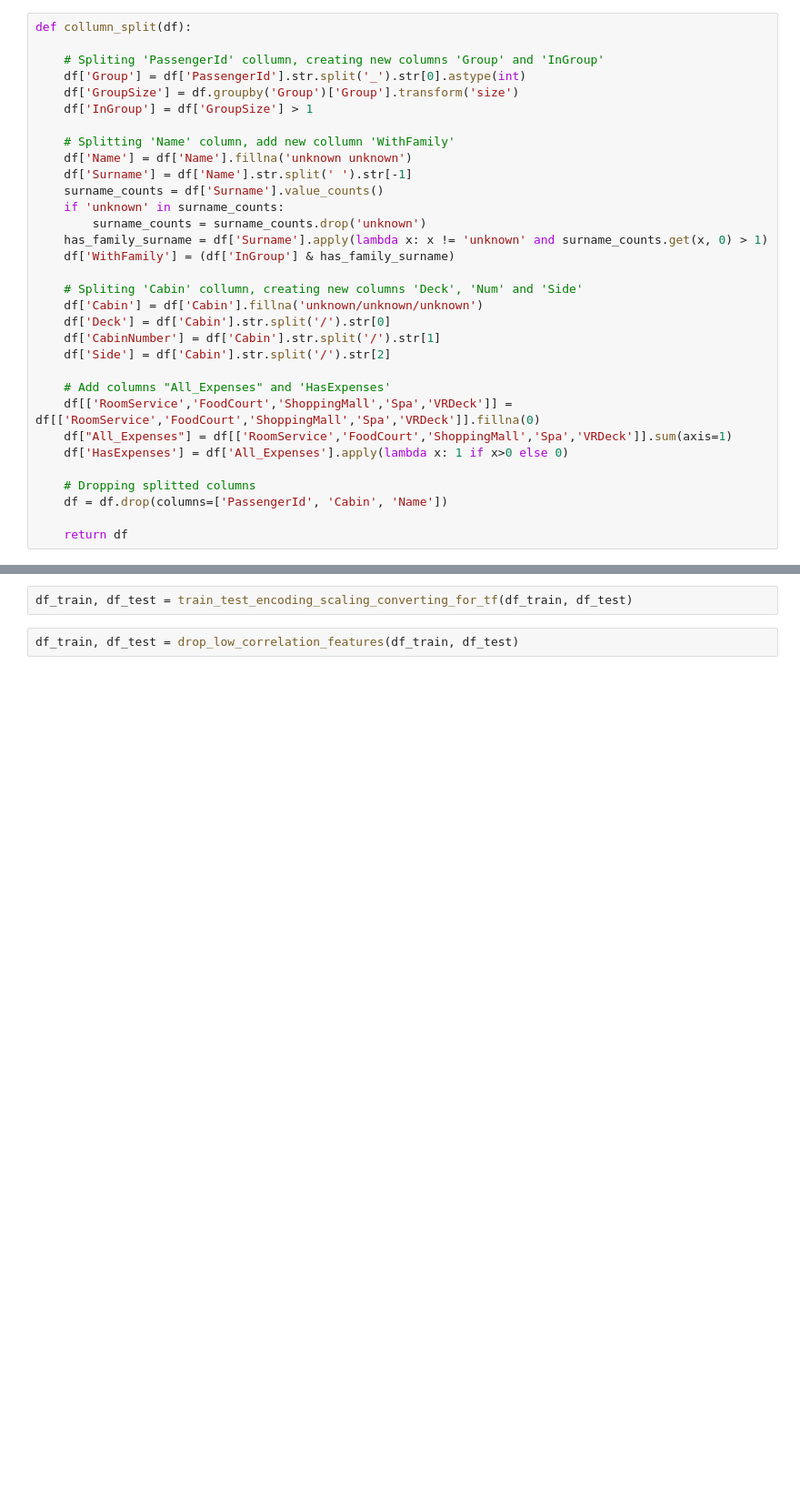
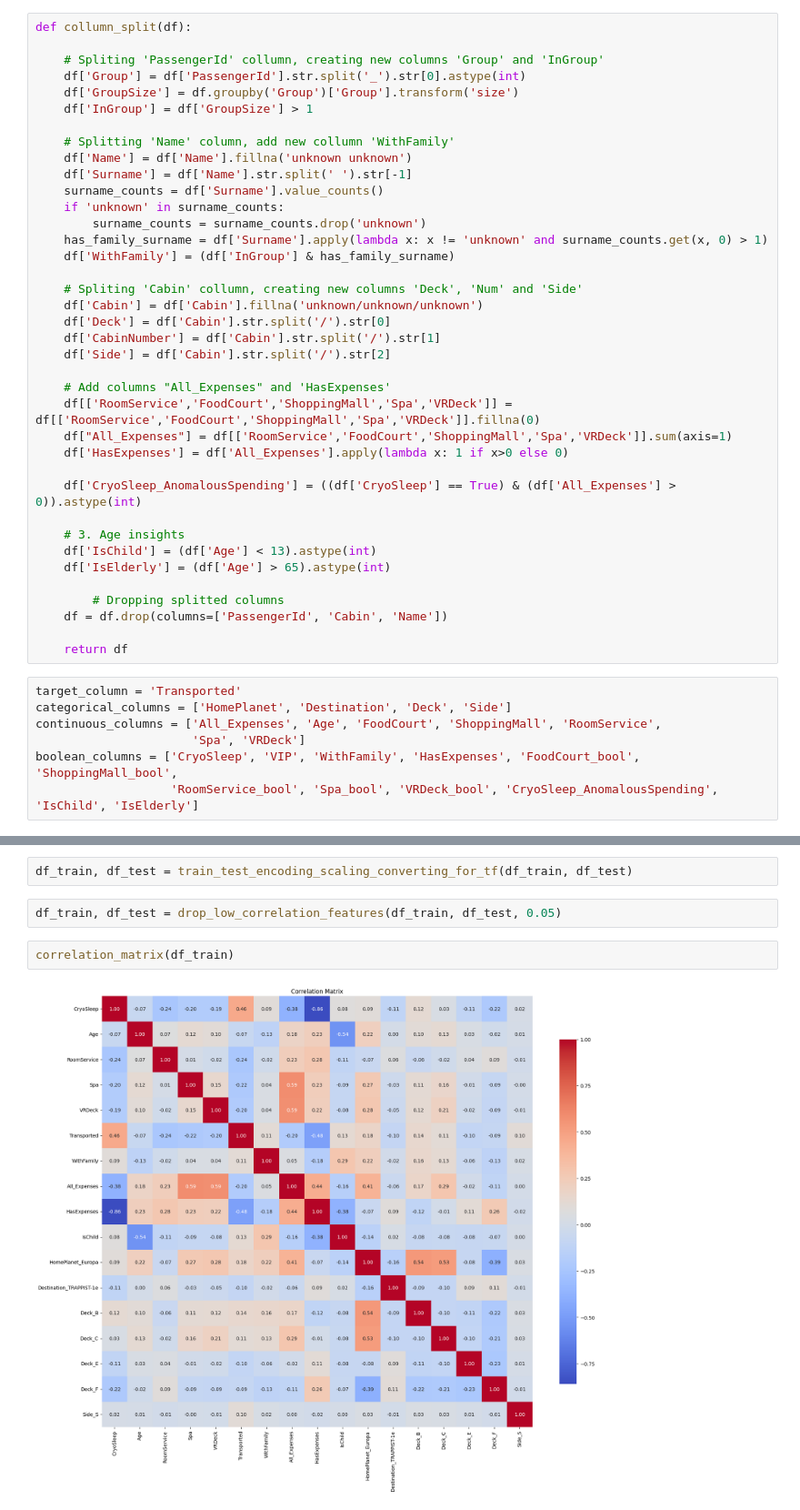
Before and after one commit to ekspertai08/New-spaceship-titanic, a Jupyter notebook: code.ipynb, the cells around one changed output, grey strips where cells are left out. Shown at 91% size. Saved outputs shown, nothing was run; the diff lists cells and outputs as text; blank space fills up the shorter version.

Commit message:
reduced corr drop to 0.05, res=0.81318

```diff
--- a/code.ipynb
+++ b/code.ipynb
@@ -41,10 +41,23 @@ def collumn_split(df):
     df["All_Expenses"] = df[['RoomService','FoodCourt','ShoppingMall','Spa','VRDeck']].sum(axis=1)
     df['HasExpenses'] = df['All_Expenses'].apply(lambda x: 1 if x>0 else 0)
 
-    # Dropping splitted columns
+    df['CryoSleep_AnomalousSpending'] = ((df['CryoSleep'] == True) & (df['All_Expenses'] > 0)).astype(int)
+
+    # 3. Age insights
+    df['IsChild'] = (df['Age'] < 13).astype(int)
+    df['IsElderly'] = (df['Age'] > 65).astype(int)
+
+        # Dropping splitted columns
     df = df.drop(columns=['PassengerId', 'Cabin', 'Name'])
 
     return df
+# %%
+target_column = 'Transported'
+categorical_columns = ['HomePlanet', 'Destination', 'Deck', 'Side']
+continuous_columns = ['All_Expenses', 'Age', 'FoodCourt', 'ShoppingMall', 'RoomService',
+                      'Spa', 'VRDeck']
+boolean_columns = ['CryoSleep', 'VIP', 'WithFamily', 'HasExpenses', 'FoodCourt_bool', 'ShoppingMall_bool',
+                   'RoomService_bool', 'Spa_bool', 'VRDeck_bool', 'CryoSleep_AnomalousSpending', 'IsChild', 'IsElderly']
 # %%
 def drop_unnecessary_columns(df):
     df = df.drop(columns=['Group', 'GroupSize', 'InGroup', 'Surname', 'CabinNumber'])
@@ -153,7 +161,11 @@ df_test = data_cleaning_and_preparation(df_test)
 # %%
 df_train, df_test = train_test_encoding_scaling_converting_for_tf(df_train, df_test)
 # %%
-df_train, df_test = drop_low_correlation_features(df_train, df_test)
+df_train, df_test = drop_low_correlation_features(df_train, df_test, 0.05)
+# %%
+correlation_matrix(df_train)
+# %% [output]
+[figure, added]
 # %%
 import xgboost as xgb
 from sklearn.model_selection import train_test_split, GridSearchCV, RandomizedSearchCV, cross_val_score
```
Also changed, not shown: parts of 3 cells of this notebook, 4 other files.
